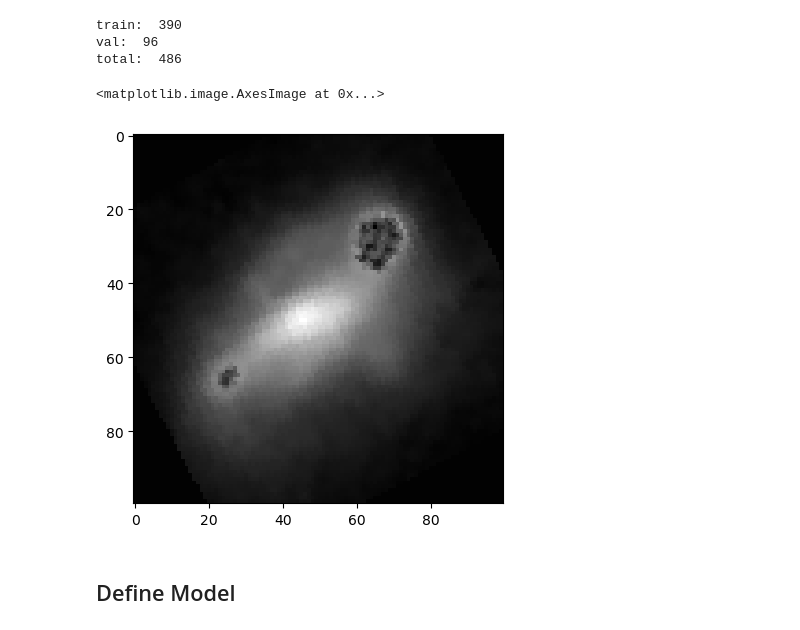
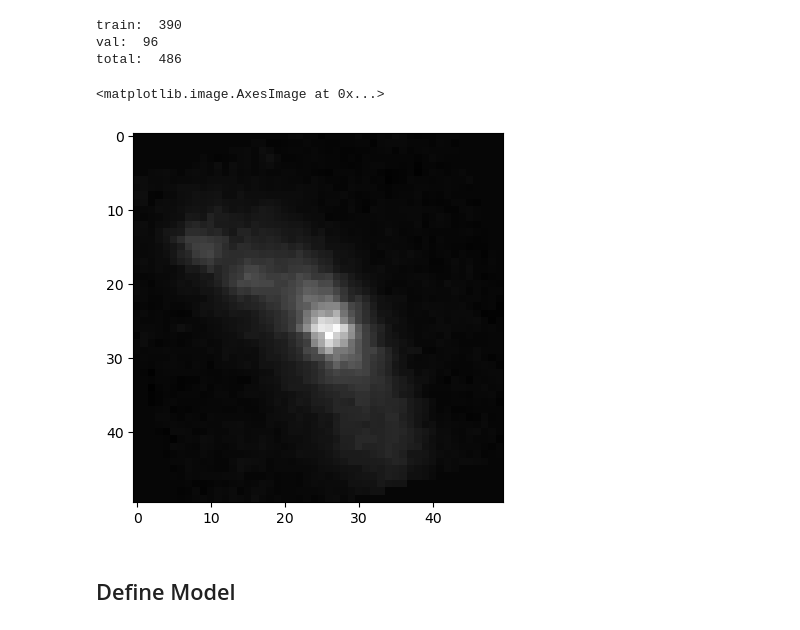
Before and after one commit to hartysimon-sketch/Galaxy-Classifier, a Jupyter notebook: Summer Research/Training/classification.ipynb, the cells around one changed output. Drawn from its saved outputs; the diff is of its cells as text; code cells hidden in the pictures.

```diff
--- a/Summer Research/Training/classification.ipynb
+++ b/Summer Research/Training/classification.ipynb
@@ -74,7 +74,7 @@ len(train_paths) + len(val_paths)
 # %% [output]
 486
 # %%
-train_set = ut.GalaxyDataset(train_paths, input_size=100, transform=None, cache_path='train_set.pth')
+train_set = ut.GalaxyDataset(train_paths, input_size=INPUT_SIZE, transform=None, cache_path='train_set.pth')
 
 # get averages and stdevs for each color band in the dataset
 train_mean = train_set.images.mean()
@@ -116,10 +116,10 @@ train:  390
 val:  96
 total:  486
 # %%
-plt.imshow(train_set.__getitem__(2)[0][2].cpu(), cmap='gray')
+plt.imshow(train_set.__getitem__(1)[0][2].cpu(), cmap='gray')
 # %% [output]
 <matplotlib.image.AxesImage at 0x...>
-[figure, old version]
+[figure, new version]
 # %% [markdown]
 ## Define Model
 # %%
```
Also changed, not shown: parts of 5 cells of this notebook, 3 other files.
